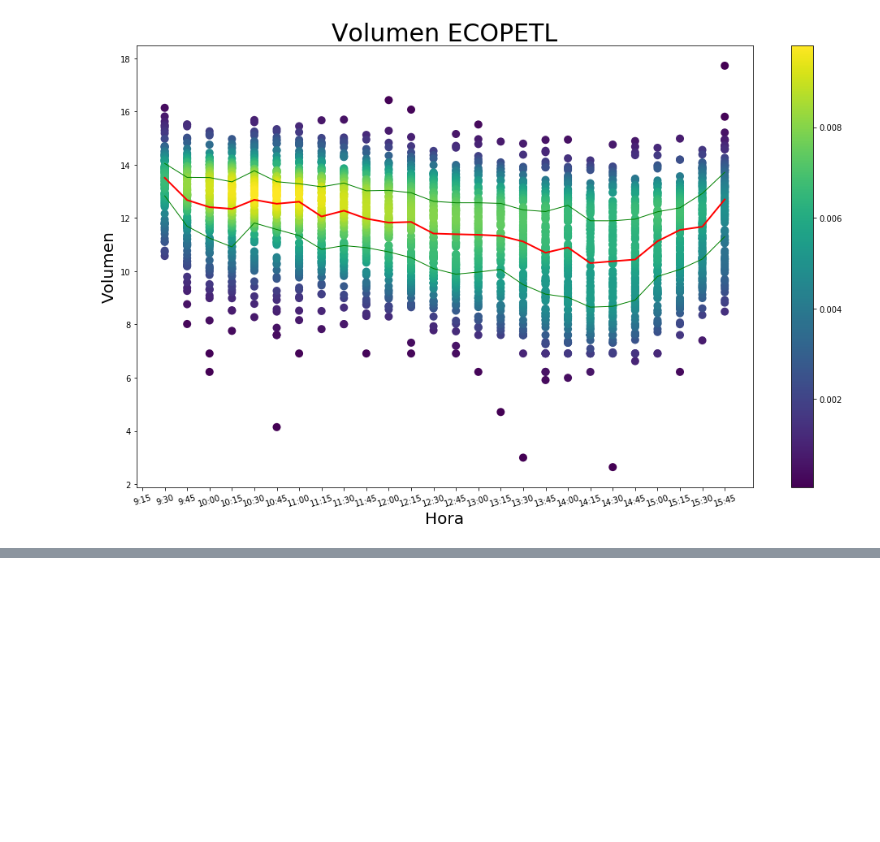
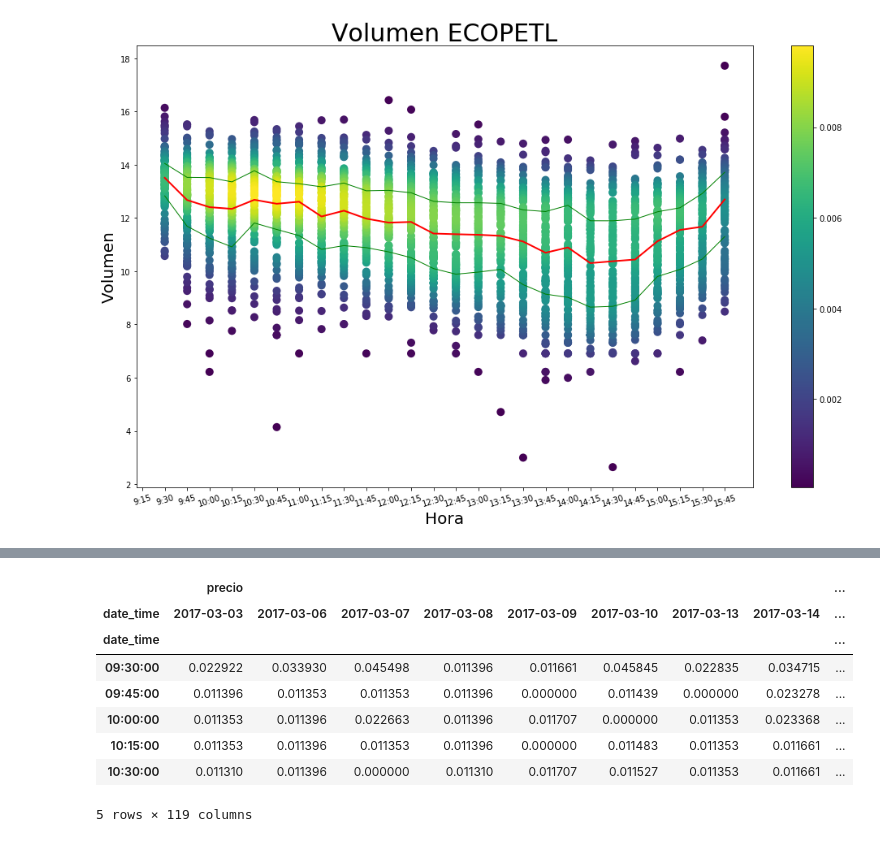
Before and after one commit to nromerodiaz/MarketQualityParams, a Jupyter notebook: VisualizationECOPETL.ipynb, the cells around one changed output, grey strips where cells are left out. Saved outputs shown, nothing was run; the diff lists cells and outputs as text; code cells hidden in the pictures; blank space fills up the shorter version.

```diff
--- a/VisualizationECOPETL.ipynb
+++ b/VisualizationECOPETL.ipynb
@@ -92,0 +101,13 @@ Visualization.graph(data, "ECOPETL", "Volumen")
+# %%
+volatility = Visualization.get_stock_param(data, "ECOPETL", "Volatilidad")
+volatility.head()
+# %% [output]
+|  | precio |  |  |  |  |  |  |  | ... |
+| date_time | 2017-03-03 | 2017-03-06 | 2017-03-07 | 2017-03-08 | 2017-03-09 | 2017-03-10 | 2017-03-13 | 2017-03-14 | ... |
+| date_time |  |  |  |  |  |  |  |  | ... |
+| 09:30:00 | 0.022922 | 0.033930 | 0.045498 | 0.011396 | 0.011661 | 0.045845 | 0.022835 | 0.034715 | ... |
+| 09:45:00 | 0.011396 | 0.011353 | 0.011353 | 0.011396 | 0.000000 | 0.011439 | 0.000000 | 0.023278 | ... |
+| 10:00:00 | 0.011353 | 0.011396 | 0.022663 | 0.011396 | 0.011707 | 0.000000 | 0.011353 | 0.023368 | ... |
+| 10:15:00 | 0.011353 | 0.011396 | 0.011353 | 0.011396 | 0.000000 | 0.011483 | 0.011353 | 0.011661 | ... |
+| 10:30:00 | 0.011310 | 0.011396 | 0.000000 | 0.011310 | 0.011707 | 0.011527 | 0.011353 | 0.011661 | ... |
+5 rows × 119 columns
```
Also changed, not shown: parts of 2 cells of this notebook, 1 other file.
